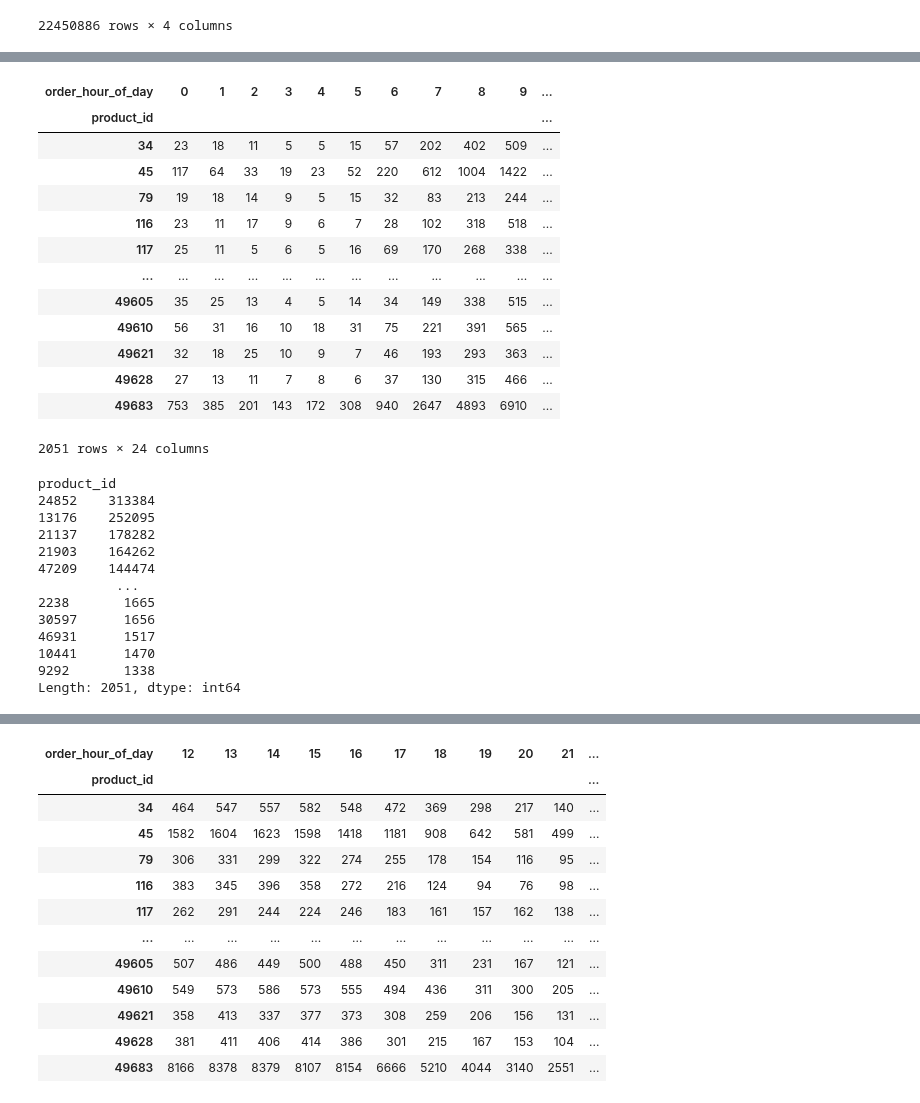
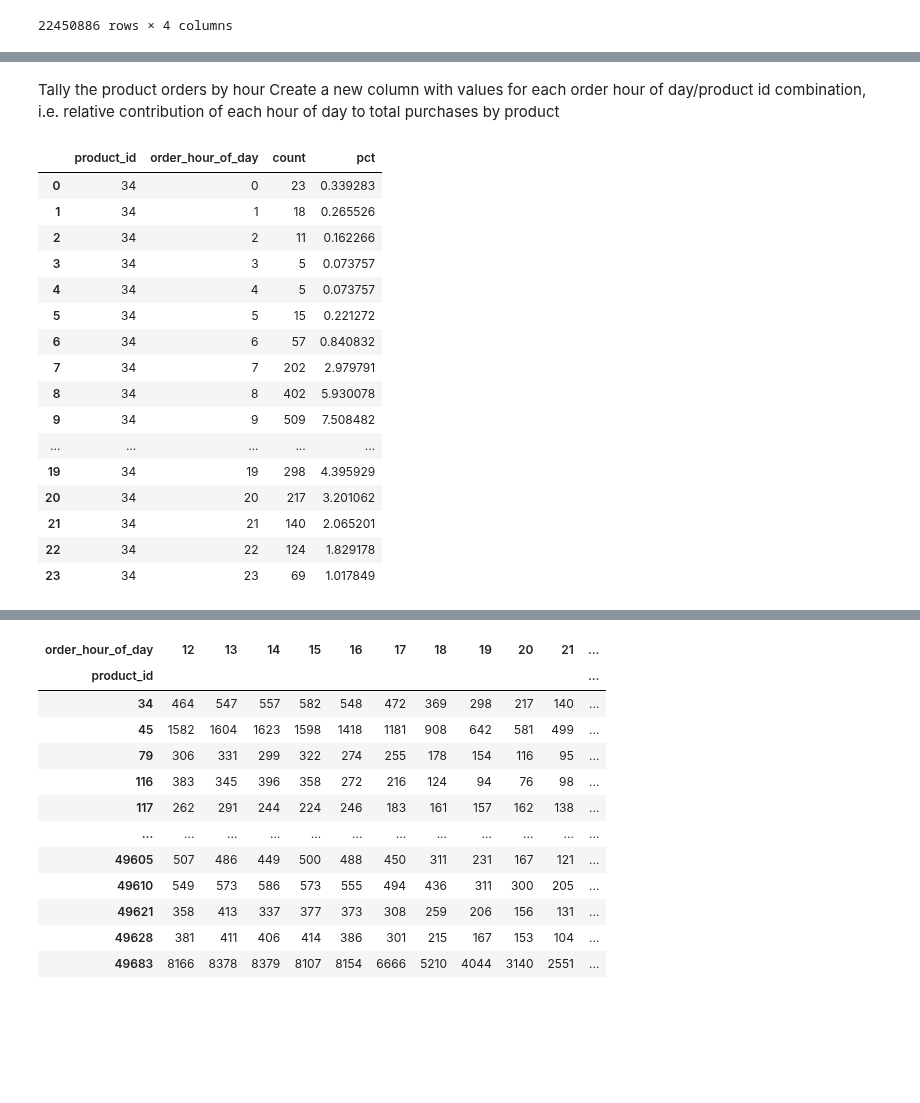
Before and after one commit to bloominstituteoftechnology/DS-Unit-1-Sprint-1-Data-Wrangling-and-Storytelling, a Jupyter notebook: module3-join-and-reshape-data/LS_DS_113_Join_and_Reshape_Data_Assignment.ipynb, the cells around one changed output, grey strips where cells are left out. Cells and saved outputs as stored; diff of their text form; code cells hidden in the pictures; blank space fills up the shorter version.

```diff
--- a/module3-join-and-reshape-data/LS_DS_113_Join_and_Reshape_Data_Assignment.ipynb
+++ b/module3-join-and-reshape-data/LS_DS_113_Join_and_Reshape_Data_Assignment.ipynb
@@ -531,36 +516,25 @@ pd.crosstab(popular_ids_hours_and_value_counts_df["product_id"],popular_ids_hour
-# %%
-
-df = pd.crosstab(popular_ids_hours_and_value_counts_df["product_id"],popular_ids_hours_and_value_counts_df["order_hour_of_day"])
-
-df
-# %% [output]
-| order_hour_of_day | 0 | 1 | 2 | 3 | 4 | 5 | 6 | 7 | 8 | 9 | ... |
-| product_id |  |  |  |  |  |  |  |  |  |  | ... |
-| 34 | 23 | 18 | 11 | 5 | 5 | 15 | 57 | 202 | 402 | 509 | ... |
-| 45 | 117 | 64 | 33 | 19 | 23 | 52 | 220 | 612 | 1004 | 1422 | ... |
-| 79 | 19 | 18 | 14 | 9 | 5 | 15 | 32 | 83 | 213 | 244 | ... |
-| 116 | 23 | 11 | 17 | 9 | 6 | 7 | 28 | 102 | 318 | 518 | ... |
-| 117 | 25 | 11 | 5 | 6 | 5 | 16 | 69 | 170 | 268 | 338 | ... |
-| ... | ... | ... | ... | ... | ... | ... | ... | ... | ... | ... | ... |
-| 49605 | 35 | 25 | 13 | 4 | 5 | 14 | 34 | 149 | 338 | 515 | ... |
-| 49610 | 56 | 31 | 16 | 10 | 18 | 31 | 75 | 221 | 391 | 565 | ... |
-| 49621 | 32 | 18 | 25 | 10 | 9 | 7 | 46 | 193 | 293 | 363 | ... |
-| 49628 | 27 | 13 | 11 | 7 | 8 | 6 | 37 | 130 | 315 | 466 | ... |
-| 49683 | 753 | 385 | 201 | 143 | 172 | 308 | 940 | 2647 | 4893 | 6910 | ... |
-2051 rows × 24 columns
-# %%
-df.iloc[:,12:].sum(axis=1).sort_values(ascending=False)
-# %% [output]
-product_id
-24852    313384
-13176    252095
-21137    178282
-21903    164262
-47209    144474
-          ...
-2238       1665
-30597      1656
-46931      1517
-10441      1470
-9292       1338
-Length: 2051, dtype: int64
+# %% [markdown]
+Tally the product orders by hour
+Create a new column with values for each order hour of day/product id combination, i.e. relative contribution of each hour of day to total purchases by product
+# %%
+product_orders_by_hour = pd.DataFrame({'count': popular_ids_hours_and_value_counts_df.groupby(['product_id', 'order_hour_of_day']).size()}).reset_index()
+product_orders_by_hour['pct'] = product_orders_by_hour.groupby('product_id')['count'].apply(lambda x: x/x.sum()*100)
+product_orders_by_hour.head(24)
+# %% [output]
+|  | product_id | order_hour_of_day | count | pct |
+| 0 | 34 | 0 | 23 | 0.339283 |
+| 1 | 34 | 1 | 18 | 0.265526 |
+| 2 | 34 | 2 | 11 | 0.162266 |
+| 3 | 34 | 3 | 5 | 0.073757 |
+| 4 | 34 | 4 | 5 | 0.073757 |
+| 5 | 34 | 5 | 15 | 0.221272 |
+| 6 | 34 | 6 | 57 | 0.840832 |
+| 7 | 34 | 7 | 202 | 2.979791 |
+| 8 | 34 | 8 | 402 | 5.930078 |
+| 9 | 34 | 9 | 509 | 7.508482 |
+| ... | ... | ... | ... | ... |
+| 19 | 34 | 19 | 298 | 4.395929 |
+| 20 | 34 | 20 | 217 | 3.201062 |
+| 21 | 34 | 21 | 140 | 2.065201 |
+| 22 | 34 | 22 | 124 | 1.829178 |
+| 23 | 34 | 23 | 69 | 1.017849 |
```
Also changed, not shown: parts of 10 cells of this notebook.
